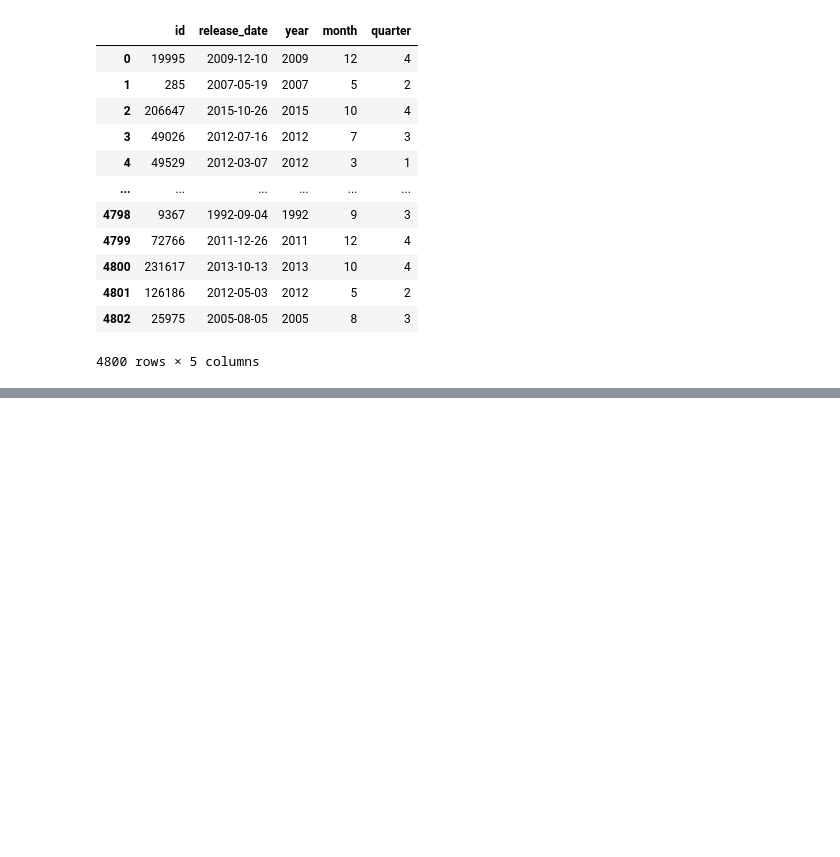
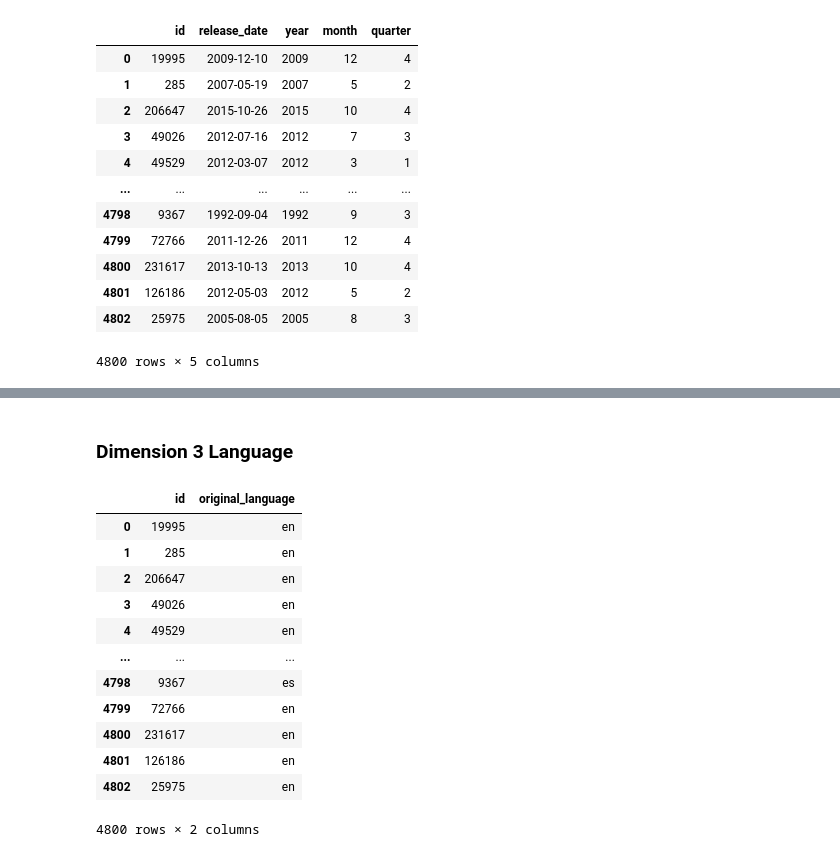
Before and after one commit to CarlotaMarto/Big_Data, a Jupyter notebook: midterm.ipynb, the cells around one changed output, grey strips where cells are left out. Cells and saved outputs as stored; diff of their text form; code cells hidden in the pictures; blank space fills up the shorter version.

```diff
--- a/midterm.ipynb
+++ b/midterm.ipynb
@@ -156 +174,20 @@ dim_genres
 12158 rows × 3 columns
+# %% [markdown]
+### Dimension 3 Language
+# %%
+dim3_language = df_combined[['id','original_language']]
+dim3_language
+# %% [output]
+|  | id | original_language |
+| 0 | 19995 | en |
+| 1 | 285 | en |
+| 2 | 206647 | en |
+| 3 | 49026 | en |
+| 4 | 49529 | en |
+| ... | ... | ... |
+| 4798 | 9367 | es |
+| 4799 | 72766 | en |
+| 4800 | 231617 | en |
+| 4801 | 126186 | en |
+| 4802 | 25975 | en |
+4800 rows × 2 columns
```
Also changed, not shown: parts of 12 cells of this notebook, 4 other files.
